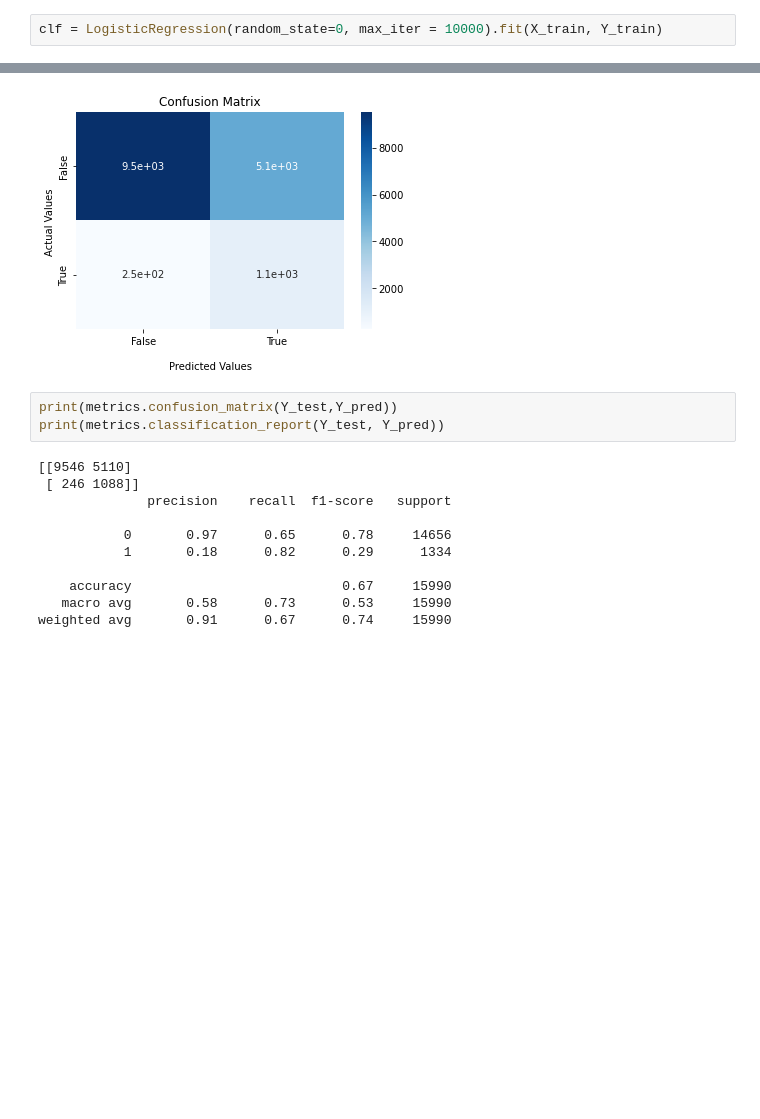
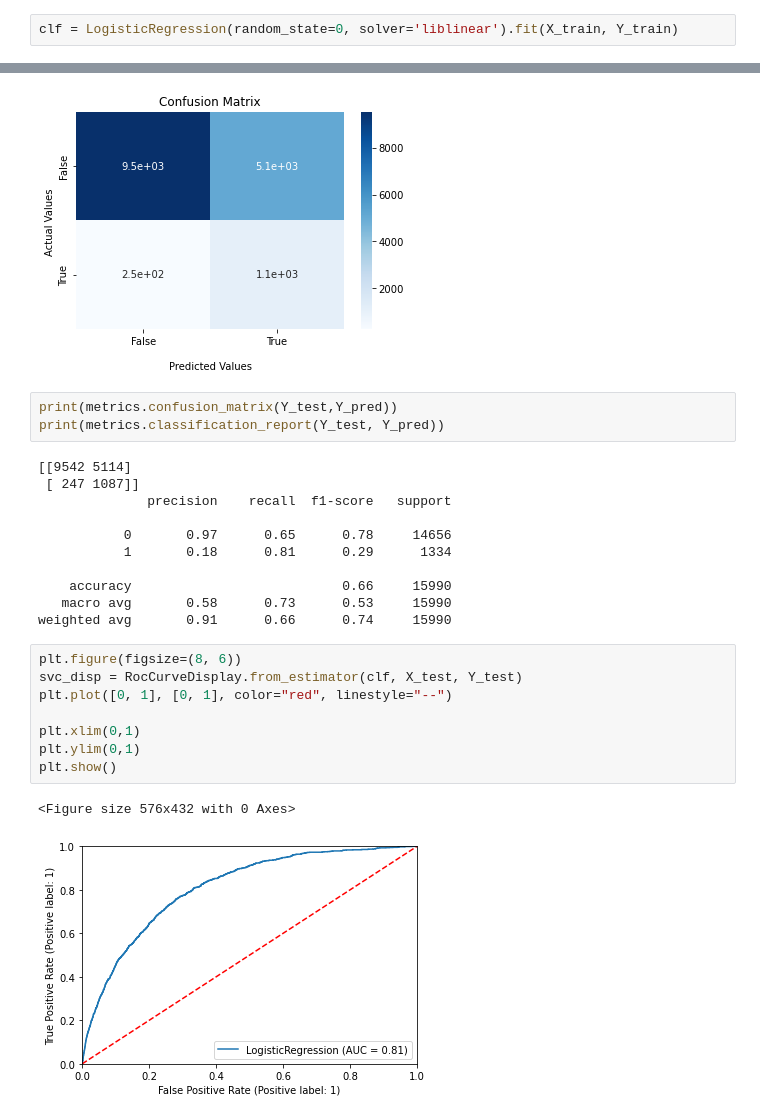
Before and after one commit to hulasozdemir/Heart-Disease, a Jupyter notebook: heart_disease.ipynb, the cells around one changed output, grey strips where cells are left out. Saved outputs shown, nothing was run; the diff lists cells and outputs as text; blank space fills up the shorter version.

```diff
--- a/heart_disease.ipynb
+++ b/heart_disease.ipynb
@@ -213,7 +222,7 @@ scaler = preprocessing.StandardScaler().fit(features.values)
 features = scaler.transform(features.values)
 X_test[col_names] = features
 # %%
-clf = LogisticRegression(random_state=0, max_iter = 10000).fit(X_train, Y_train)
+clf = LogisticRegression(random_state=0, solver='liblinear').fit(X_train, Y_train)
 # %%
 Y_pred = clf.predict(X_test)
 # %%
@@ -237,13 +246,24 @@ plt.show()
 print(metrics.confusion_matrix(Y_test,Y_pred))
 print(metrics.classification_report(Y_test, Y_pred))
 # %% [output]
-[[9546 5110]
- [ 246 1088]]
+[[9542 5114]
+ [ 247 1087]]
               precision    recall  f1-score   support
 
            0       0.97      0.65      0.78     14656
-           1       0.18      0.82      0.29      1334
+           1       0.18      0.81      0.29      1334
 
-    accuracy                           0.67     15990
+    accuracy                           0.66     15990
    macro avg       0.58      0.73      0.53     15990
-weighted avg       0.91      0.67      0.74     15990
+weighted avg       0.91      0.66      0.74     15990
+# %%
+plt.figure(figsize=(8, 6))
+svc_disp = RocCurveDisplay.from_estimator(clf, X_test, Y_test)
+plt.plot([0, 1], [0, 1], color="red", linestyle="--")
+
+plt.xlim(0,1)
+plt.ylim(0,1)
+plt.show()
+# %% [output]
+<Figure size 576x432 with 0 Axes>
+[figure, added]
```
Also changed, not shown: parts of 3 cells of this notebook.
